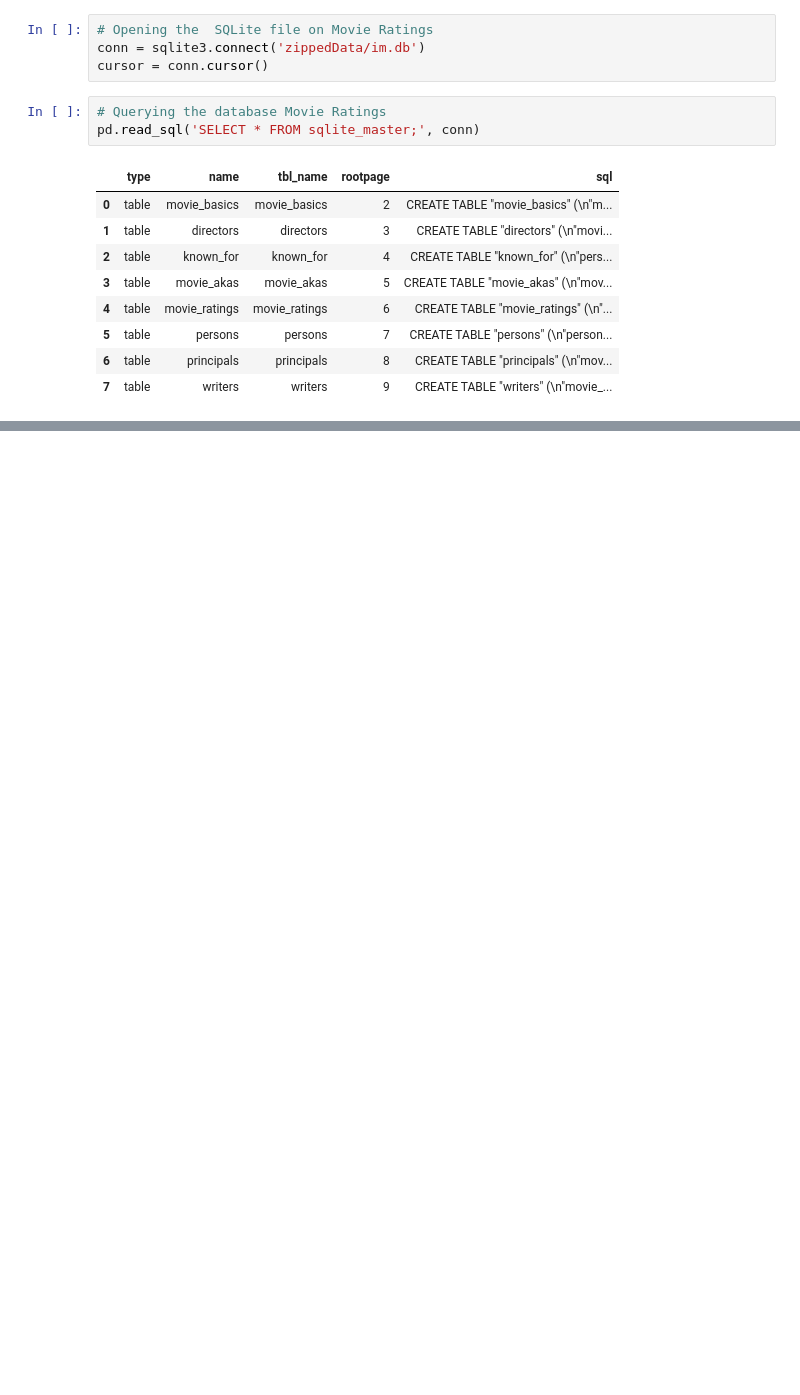
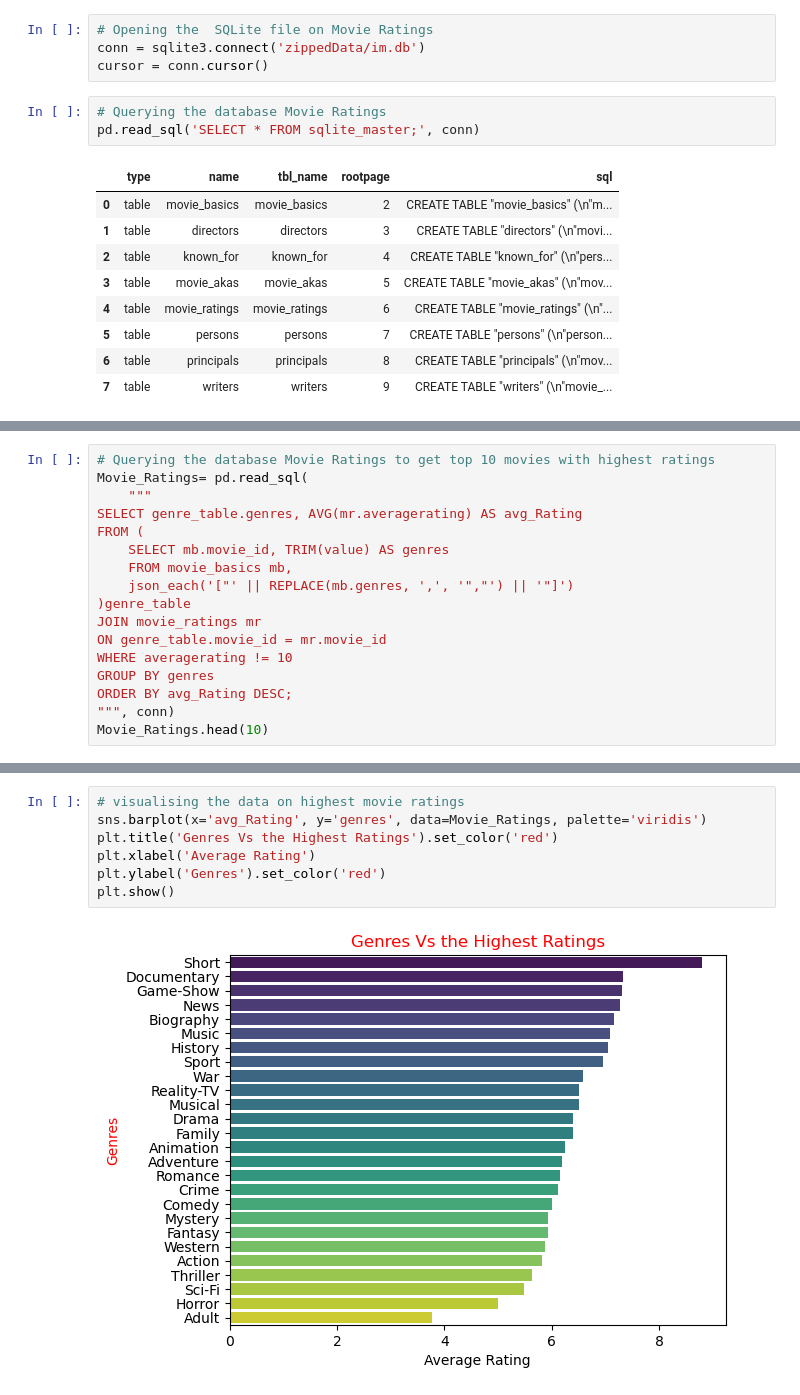
Before and after one commit to rachael-coder/Group_2-Phase_2-Project, a Jupyter notebook: Group2_Phase2-1.ipynb, the cells around one changed output, grey strips where cells are left out. Saved outputs shown, nothing was run; the diff lists cells and outputs as text; blank space fills up the shorter version.

```diff
--- a/Group2_Phase2-1.ipynb
+++ b/Group2_Phase2-1.ipynb
@@ -77,0 +262,17 @@ pd.read_sql('SELECT * FROM sqlite_master;', conn)
+# %%
+# Querying the database Movie Ratings to get top 10 movies with highest ratings
+Movie_Ratings= pd.read_sql(
+    """
+SELECT genre_table.genres, AVG(mr.averagerating) AS avg_Rating
+FROM (
+    SELECT mb.movie_id, TRIM(value) AS genres
+    FROM movie_basics mb,
+    json_each('["' || REPLACE(mb.genres, ',', '","') || '"]')
+)genre_table
+JOIN movie_ratings mr
+ON genre_table.movie_id = mr.movie_id
+WHERE averagerating != 10
+GROUP BY genres
+ORDER BY avg_Rating DESC;
+""", conn)
+Movie_Ratings.head(10)
@@ -77,0 +291,9 @@ pd.read_sql('SELECT * FROM sqlite_master;', conn)
+# %%
+# visualising the data on highest movie ratings
+sns.barplot(x='avg_Rating', y='genres', data=Movie_Ratings, palette='viridis')
+plt.title('Genres Vs the Highest Ratings').set_color('red')
+plt.xlabel('Average Rating')
+plt.ylabel('Genres').set_color('red')
+plt.show()
+# %% [output]
+[figure, added]
```
Also changed, not shown: parts of 34 cells of this notebook.
